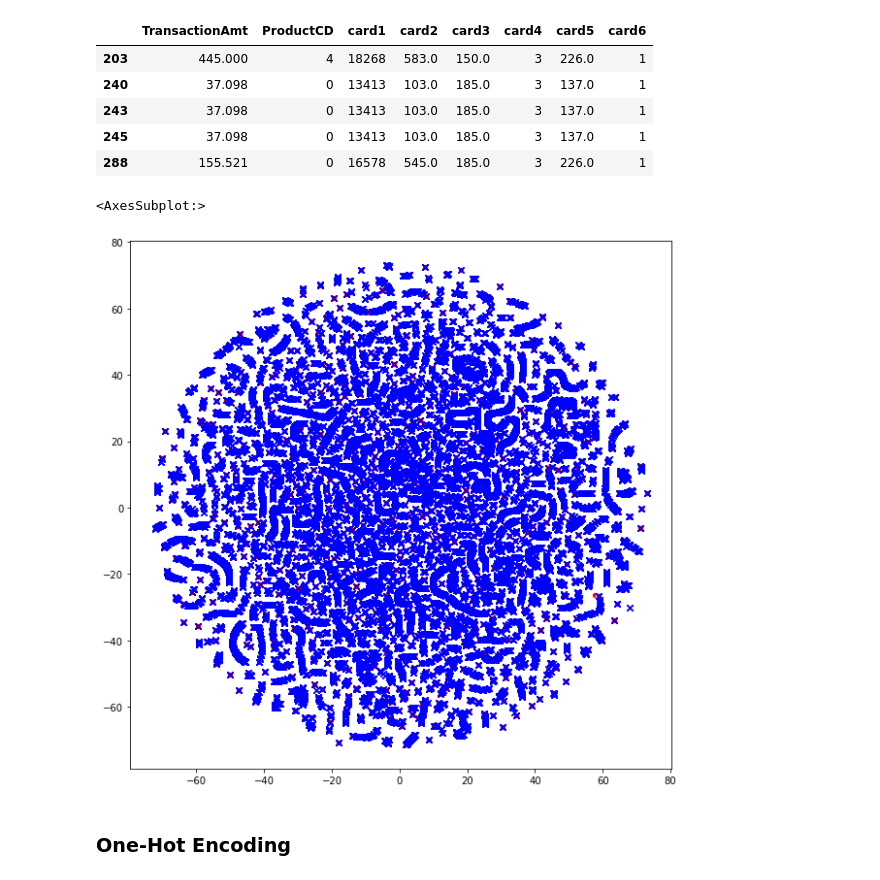
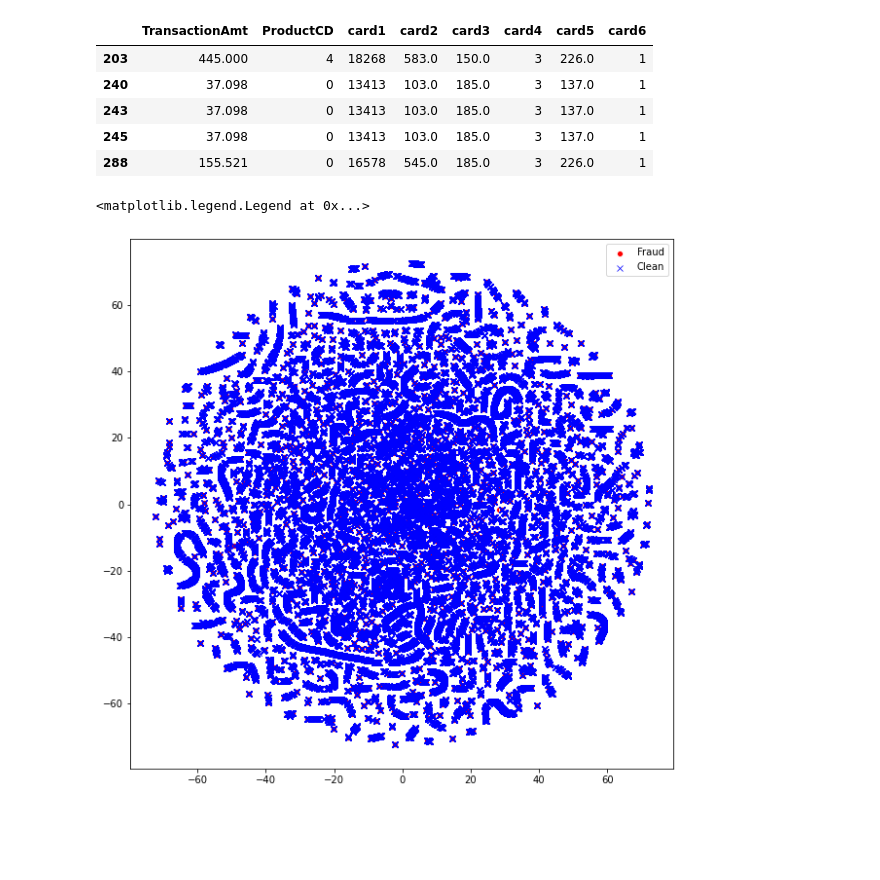
Before and after one commit to VladimirIsakov91/IEEE-CISFraudDetection, a Jupyter notebook: IEEE-CISFraudDetection.ipynb, the cells around one changed output. Saved outputs shown, nothing was run; the diff lists cells and outputs as text; code cells hidden in the pictures; blank space fills up the shorter version.

```diff
--- a/IEEE-CISFraudDetection.ipynb
+++ b/IEEE-CISFraudDetection.ipynb
@@ -161,3 +165,5 @@ C = pandas.concat([A, B])
+# %%
+X = pandas.concat([X_pos, X_neg])
 # %%
-C[['ProductCD', 'card4', 'card6']] = C[['ProductCD', 'card4', 'card6']].apply(LabelEncoder().fit_transform)
+X[['ProductCD', 'card4', 'card6']] = X[['ProductCD', 'card4', 'card6']].apply(LabelEncoder().fit_transform)
 # %%
@@ -170,21 +176,18 @@ C.head()
 | 245 | 37.098 | 0 | 13413 | 103.0 | 185.0 | 3 | 137.0 | 1 |
 | 288 | 155.521 | 0 | 16578 | 545.0 | 185.0 | 3 | 226.0 | 1 |
 # %%
-C = MinMaxScaler().fit_transform(C)
+X_ = MinMaxScaler().fit_transform(X)
 # %%
-C_ = TSNE(n_components=2, n_jobs=JOBS).fit_transform(C)
+X_ = TSNE(n_components=2, n_jobs=JOBS).fit_transform(X_)
 # %%
-positive = C_[y_pos.index.values, :]
-negative = C_[y_neg.index.values, :]
+
 plt.figure(figsize=(10,10))
-sns.scatterplot(x=positive[:, 0], y=positive[:, 1], color='red', marker='o', label='Fraud')
-sns.scatterplot(x=negative[:, 0], y=negative[:, 1], color='blue', marker='x', label='Clean')
+sns.scatterplot(x=X_.loc[0:X_pos.shape[0], 0], y=X_.loc[0:X_pos.shape[0], 1], color='red', marker='o', label='Fraud')
+sns.scatterplot(x=X_.loc[X_pos.shape[0]:, 0], y=X_.loc[X_pos.shape[0]:, 1], color='blue', marker='x', label='Clean')
 plt.legend()
 # %% [output]
-<AxesSubplot:>
+<matplotlib.legend.Legend at 0x...>
-[figure, old version]
+[figure, new version]
-# %% [markdown]
-### One-Hot Encoding
 # %%
 X[['card4', 'card6', 'ProductCD']] = X[['card4', 'card6', 'ProductCD']].astype('category')
 # %%
```
Also changed, not shown: parts of 14 cells of this notebook.
